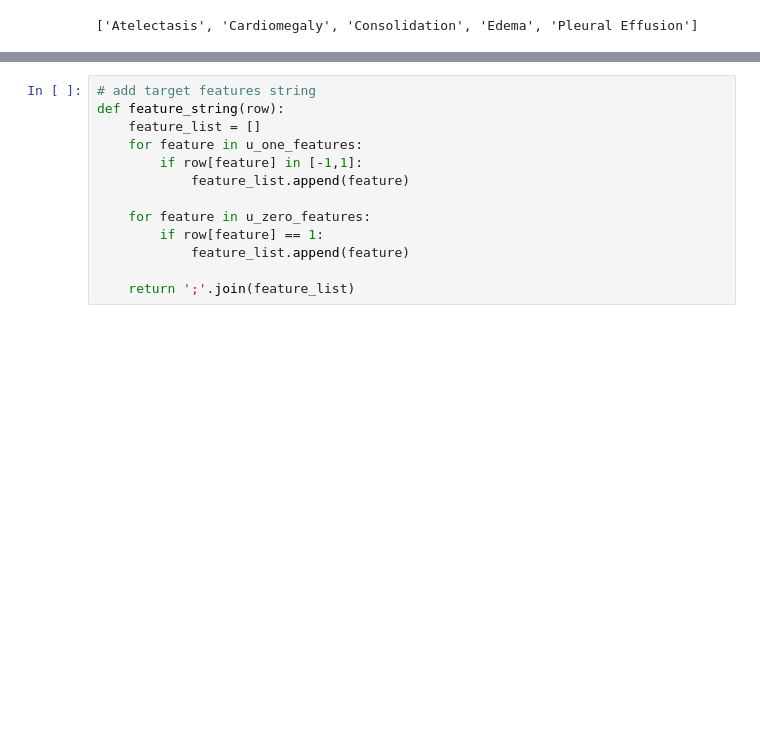
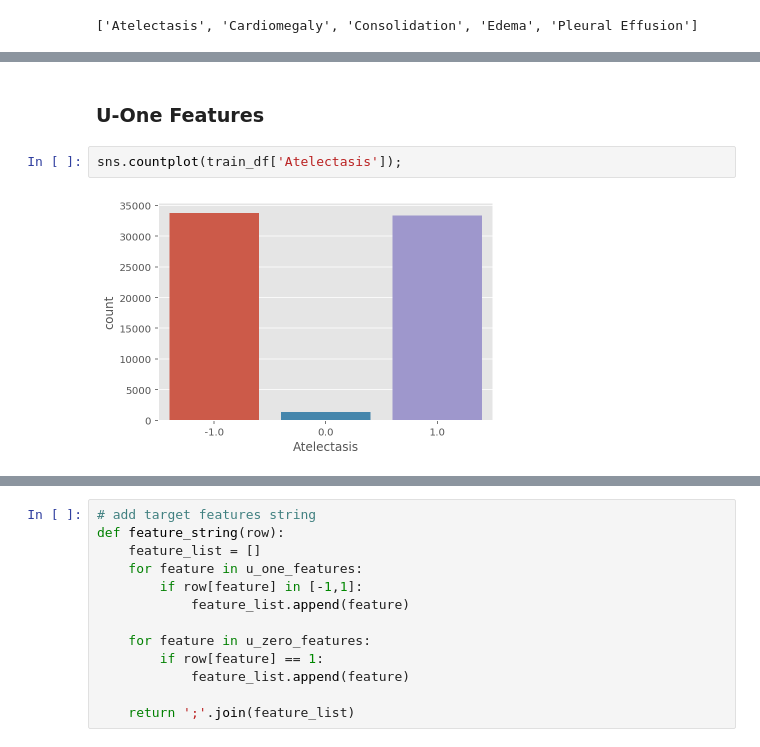
Before and after one commit to earny-joe/Springboard-DS-Portfolio, a Jupyter notebook: capstone_2/initial-exploration.ipynb, the cells around one changed output, grey strips where cells are left out. Saved outputs shown, nothing was run; the diff lists cells and outputs as text; blank space fills up the shorter version.

```diff
--- a/capstone_2/initial-exploration.ipynb
+++ b/capstone_2/initial-exploration.ipynb
@@ -175,0 +188,6 @@ u_zero_features = ['Cardiomegaly', 'Consolidation', 'Pleural Effusion']
+# %% [markdown]
+### U-One Features
+# %%
+sns.countplot(train_df['Atelectasis']);
+# %% [output]
+[figure, added]
```
Also changed, not shown: parts of 10 cells of this notebook.
